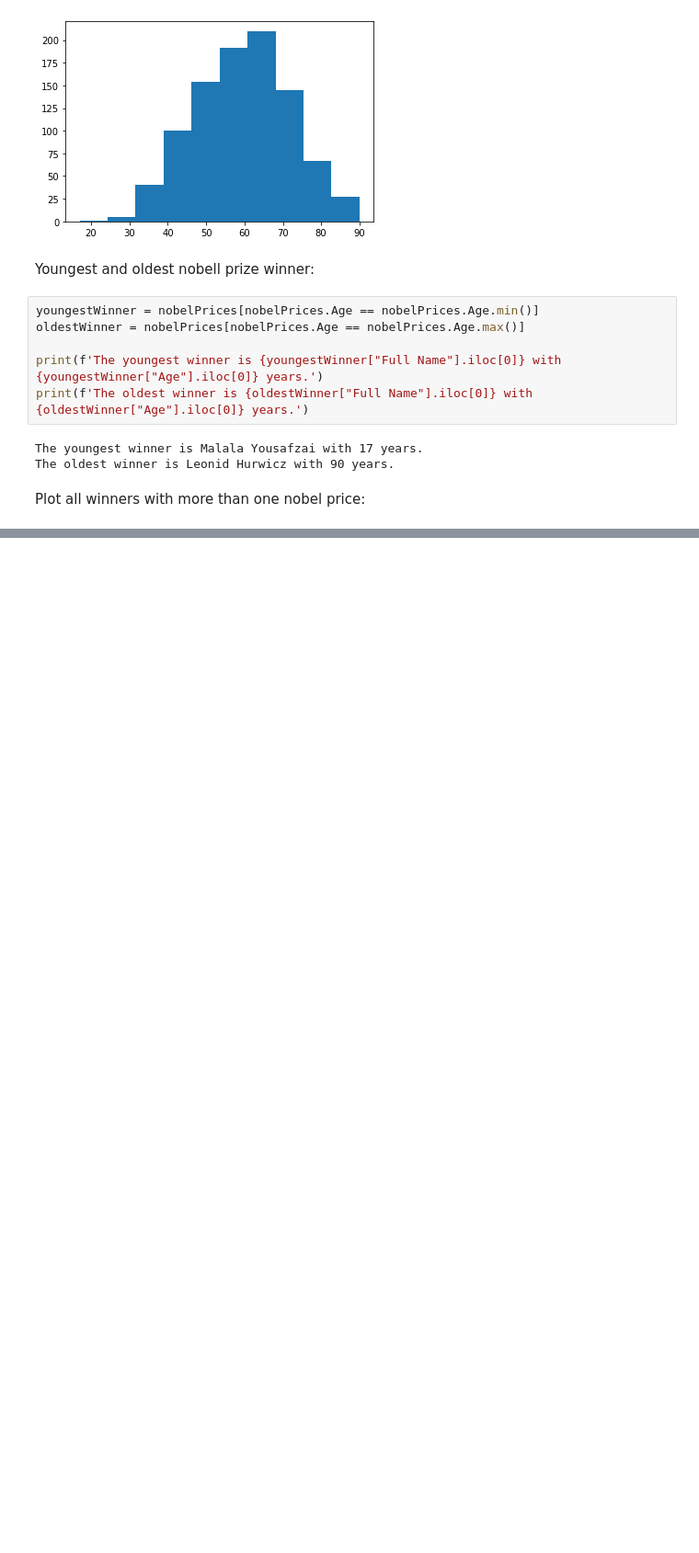
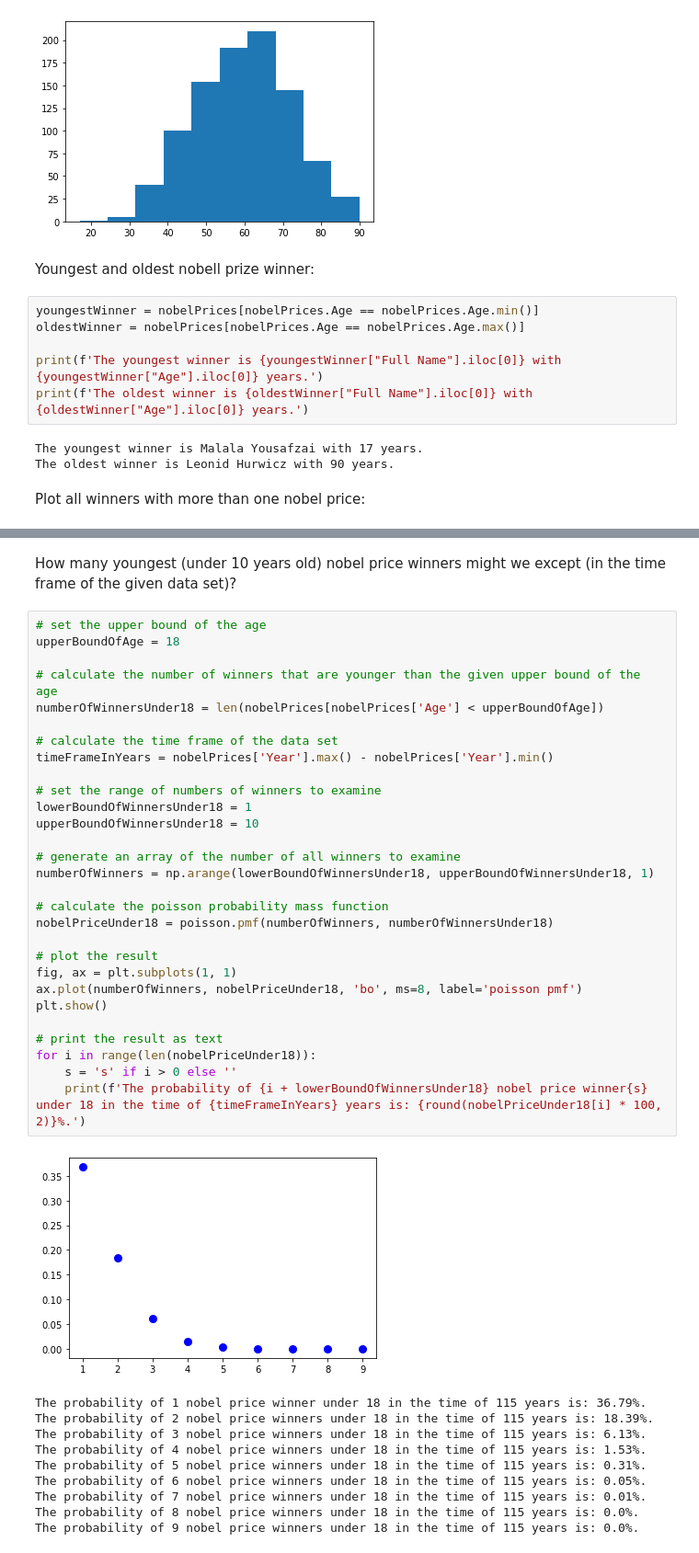
Before and after one commit to florianfrey1/vorlesung-data-science, a Jupyter notebook: nobel-prices/nobel-prices.ipynb, the cells around one changed output, grey strips where cells are left out. Shown at 92% size. Saved outputs shown, nothing was run; the diff lists cells and outputs as text; blank space fills up the shorter version.

```diff
--- a/nobel-prices/nobel-prices.ipynb
+++ b/nobel-prices/nobel-prices.ipynb
@@ -108,0 +191,42 @@ plt.plot()
+# %% [markdown]
+How many youngest (under 10 years old) nobel price winners might we except (in the time frame of the given data set)?
+# %%
+# set the upper bound of the age
+upperBoundOfAge = 18
+
+# calculate the number of winners that are younger than the given upper bound of the age
+numberOfWinnersUnder18 = len(nobelPrices[nobelPrices['Age'] < upperBoundOfAge])
+
+# calculate the time frame of the data set
+timeFrameInYears = nobelPrices['Year'].max() - nobelPrices['Year'].min()
+
+# set the range of numbers of winners to examine
+lowerBoundOfWinnersUnder18 = 1
+upperBoundOfWinnersUnder18 = 10
+
+# generate an array of the number of all winners to examine
+numberOfWinners = np.arange(lowerBoundOfWinnersUnder18, upperBoundOfWinnersUnder18, 1)
+
+# calculate the poisson probability mass function
+nobelPriceUnder18 = poisson.pmf(numberOfWinners, numberOfWinnersUnder18)
+
+# plot the result
+fig, ax = plt.subplots(1, 1)
+ax.plot(numberOfWinners, nobelPriceUnder18, 'bo', ms=8, label='poisson pmf')
+plt.show()
+
+# print the result as text
+for i in range(len(nobelPriceUnder18)):
+    s = 's' if i > 0 else ''
+    print(f'The probability of {i + lowerBoundOfWinnersUnder18} nobel price winner{s} under 18 in the time of {timeFrameInYears} years is: {round(nobelPriceUnder18[i] * 100, 2)}%.')
+# %% [output]
+[figure, added]
+The probability of 1 nobel price winner under 18 in the time of 115 years is: 36.79%.
+The probability of 2 nobel price winners under 18 in the time of 115 years is: 18.39%.
+The probability of 3 nobel price winners under 18 in the time of 115 years is: 6.13%.
+The probability of 4 nobel price winners under 18 in the time of 115 years is: 1.53%.
+The probability of 5 nobel price winners under 18 in the time of 115 years is: 0.31%.
+The probability of 6 nobel price winners under 18 in the time of 115 years is: 0.05%.
+The probability of 7 nobel price winners under 18 in the time of 115 years is: 0.01%.
+The probability of 8 nobel price winners under 18 in the time of 115 years is: 0.0%.
+The probability of 9 nobel price winners under 18 in the time of 115 years is: 0.0%.
```
Also changed, not shown: parts of 13 cells of this notebook.
